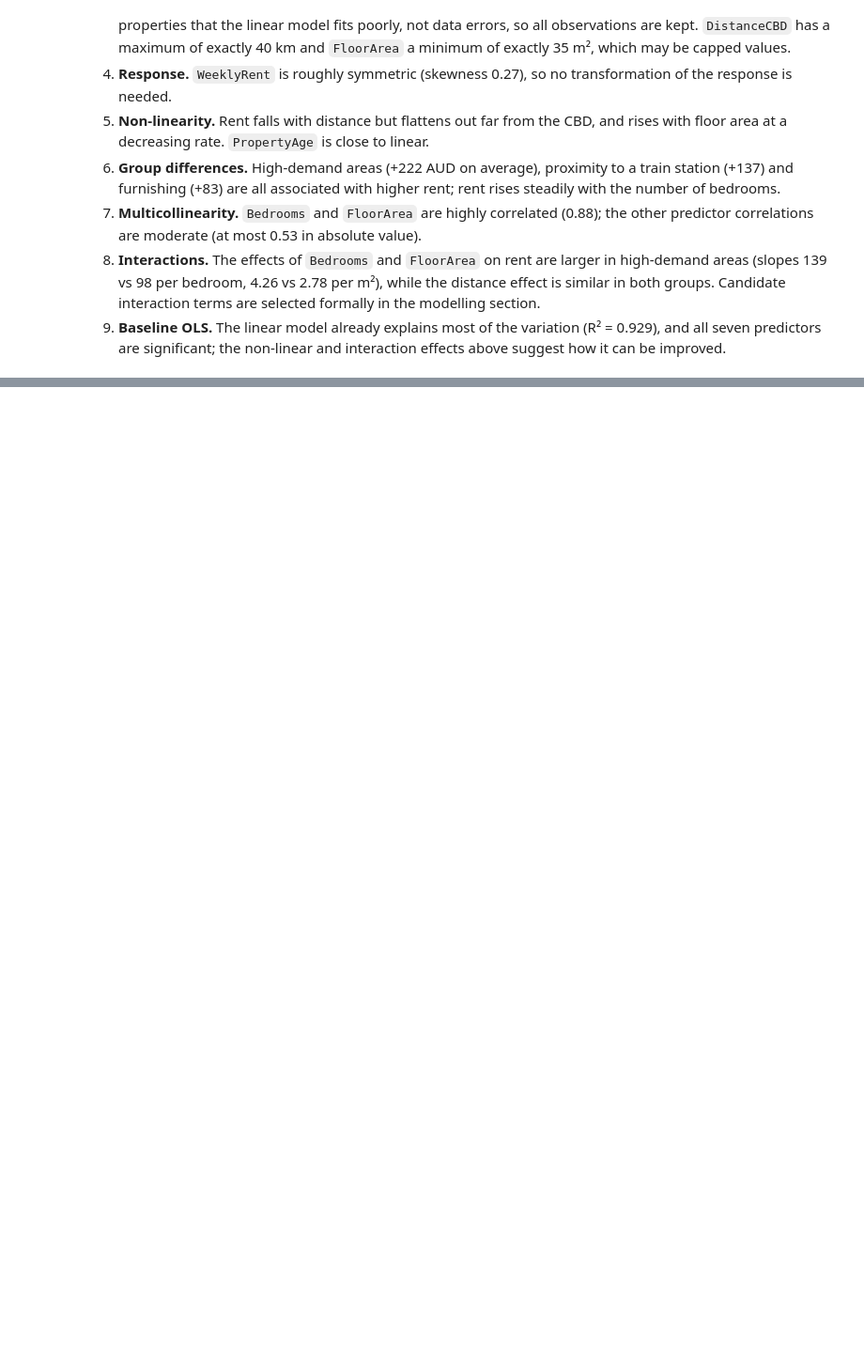
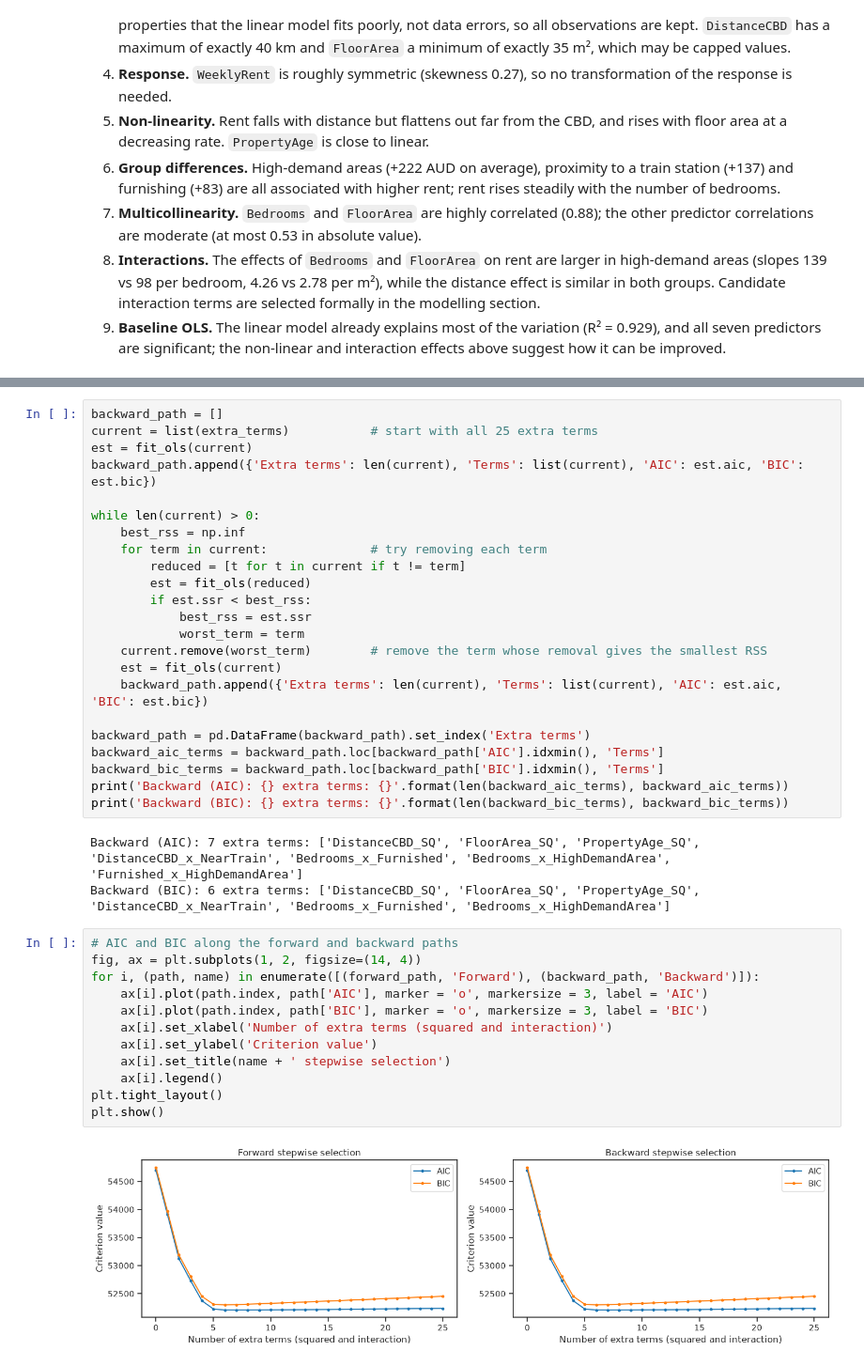
Before and after one commit to QingXueli/qbus2820, a Jupyter notebook: SID_Assignment1_implementation.ipynb, the cells around one changed output, grey strips where cells are left out. Shown at 94% size. Cells and saved outputs as stored; diff of their text form; blank space fills up the shorter version.

```diff
--- a/SID_Assignment1_implementation.ipynb
+++ b/SID_Assignment1_implementation.ipynb
@@ -760,0 +629,40 @@ Best k = 7, CV MSE 3438.6270 (SE 69.4793)
+# %%
+backward_path = []
+current = list(extra_terms)           # start with all 25 extra terms
+est = fit_ols(current)
+backward_path.append({'Extra terms': len(current), 'Terms': list(current), 'AIC': est.aic, 'BIC': est.bic})
+
+while len(current) > 0:
+    best_rss = np.inf
+    for term in current:              # try removing each term
+        reduced = [t for t in current if t != term]
+        est = fit_ols(reduced)
+        if est.ssr < best_rss:
+            best_rss = est.ssr
+            worst_term = term
+    current.remove(worst_term)        # remove the term whose removal gives the smallest RSS
+    est = fit_ols(current)
+    backward_path.append({'Extra terms': len(current), 'Terms': list(current), 'AIC': est.aic, 'BIC': est.bic})
+
+backward_path = pd.DataFrame(backward_path).set_index('Extra terms')
+backward_aic_terms = backward_path.loc[backward_path['AIC'].idxmin(), 'Terms']
+backward_bic_terms = backward_path.loc[backward_path['BIC'].idxmin(), 'Terms']
+print('Backward (AIC): {} extra terms: {}'.format(len(backward_aic_terms), backward_aic_terms))
+print('Backward (BIC): {} extra terms: {}'.format(len(backward_bic_terms), backward_bic_terms))
+# %% [output]
+Backward (AIC): 7 extra terms: ['DistanceCBD_SQ', 'FloorArea_SQ', 'PropertyAge_SQ', 'DistanceCBD_x_NearTrain', 'Bedrooms_x_Furnished', 'Bedrooms_x_HighDemandArea', 'Furnished_x_HighDemandArea']
+Backward (BIC): 6 extra terms: ['DistanceCBD_SQ', 'FloorArea_SQ', 'PropertyAge_SQ', 'DistanceCBD_x_NearTrain', 'Bedrooms_x_Furnished', 'Bedrooms_x_HighDemandArea']
+# %%
+# AIC and BIC along the forward and backward paths
+fig, ax = plt.subplots(1, 2, figsize=(14, 4))
+for i, (path, name) in enumerate([(forward_path, 'Forward'), (backward_path, 'Backward')]):
+    ax[i].plot(path.index, path['AIC'], marker = 'o', markersize = 3, label = 'AIC')
+    ax[i].plot(path.index, path['BIC'], marker = 'o', markersize = 3, label = 'BIC')
+    ax[i].set_xlabel('Number of extra terms (squared and interaction)')
+    ax[i].set_ylabel('Criterion value')
+    ax[i].set_title(name + ' stepwise selection')
+    ax[i].legend()
+plt.tight_layout()
+plt.show()
+# %% [output]
+[figure, added]
```
Also changed, not shown: parts of 51 cells of this notebook, 3 other files.
